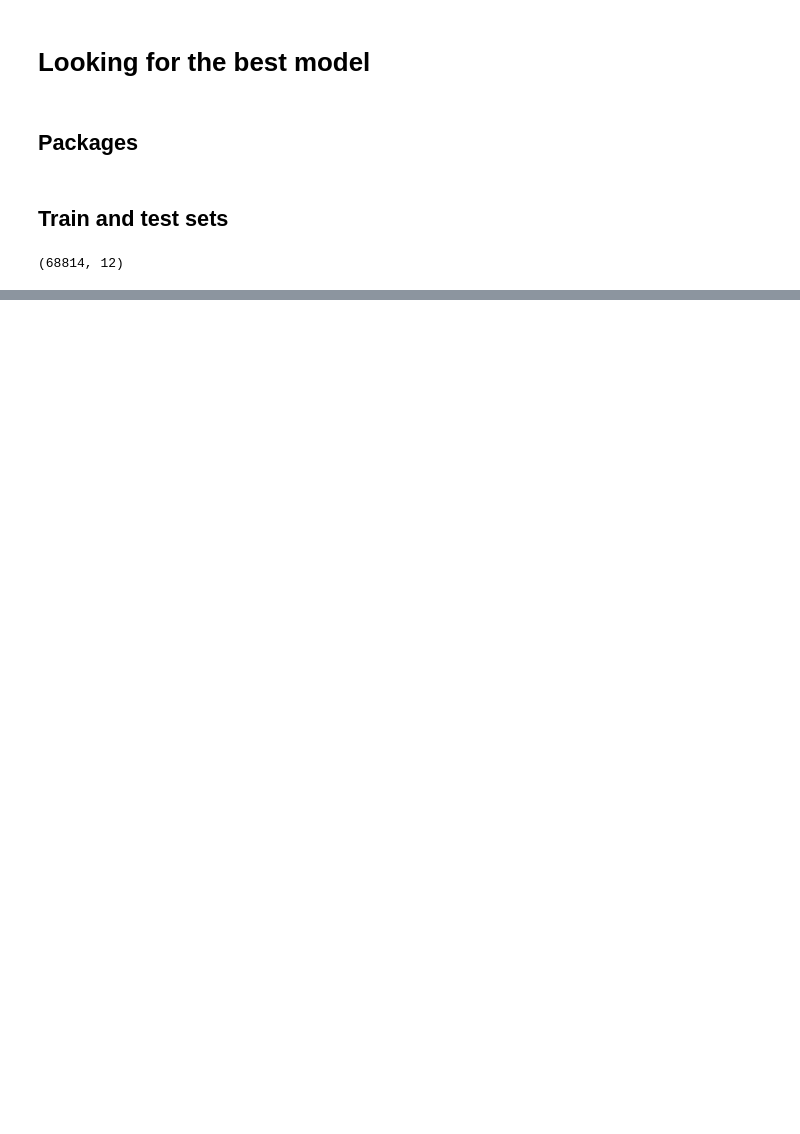
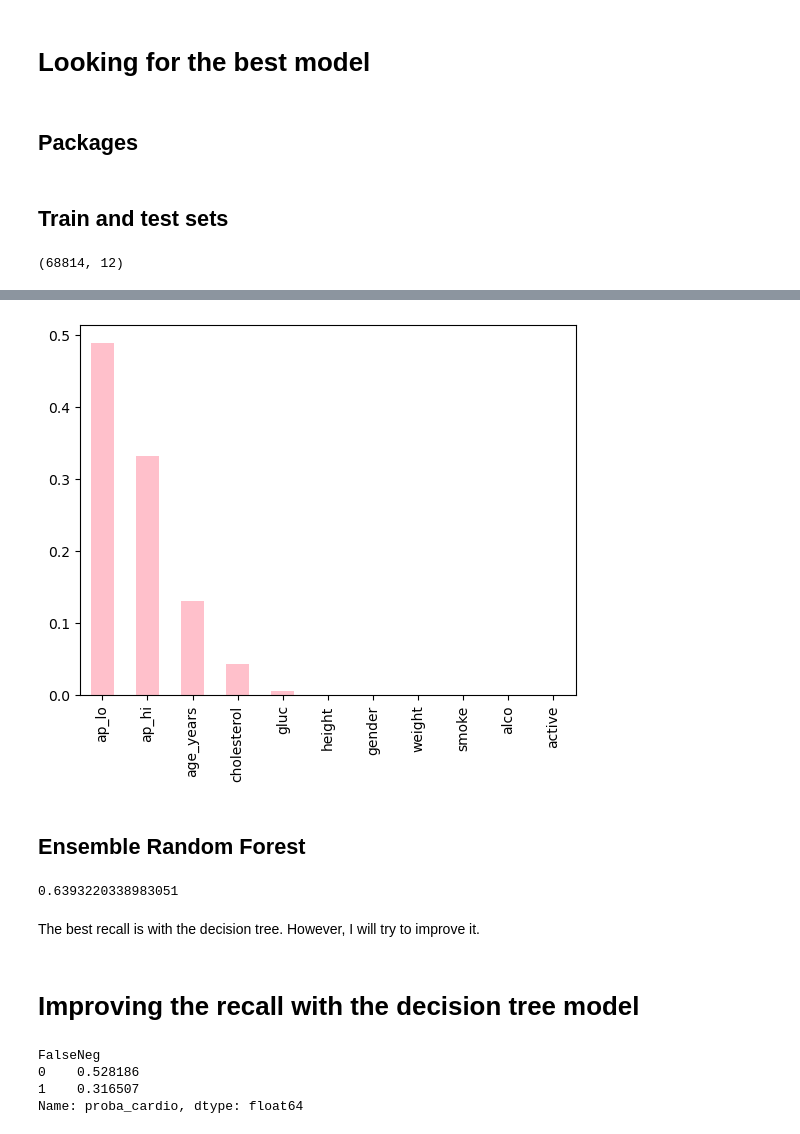
Before and after one commit to flylight-max/Cardio_disease_predict, a Jupyter notebook: EDA.ipynb, the cells around one changed output, grey strips where cells are left out. Cells and saved outputs as stored; diff of their text form; code cells hidden in the pictures; blank space fills up the shorter version.

```diff
--- a/EDA.ipynb
+++ b/EDA.ipynb
@@ -815,0 +893,4 @@ X_train,X_test,y_train,y_test = train_test_split(X,y,test_size=0.3,random_state=
+# %%
+scaler = StandardScaler()
+X_train_scale = scaler.fit_transform(X_train)
+X_test_scale = scaler.transform(X_test)
@@ -815,0 +939,32 @@ X_train,X_test,y_train,y_test = train_test_split(X,y,test_size=0.3,random_state=
+# %%
+importance_features = pd.Series(best_dt.feature_importances_, index=X_train.columns)
+
+sorted_features = importance_features.sort_values(ascending=False)
+sorted_features.plot(kind="bar", color="pink")
+plt.show()
+# %% [output]
+[figure, added]
+# %% [markdown]
+## **Ensemble Random Forest**
+# %%
+
+RF = RandomForestClassifier(n_estimators=300, max_depth=5, max_features=7, min_samples_split=250)
+RF.fit(X_train,y_train)
+pred_RF = RF.predict(X_test)
+recall_RF = recall_score(y_test,pred_RF)
+recall_RF
+# %% [output]
+0.6393220338983051
+# %% [markdown]
+The best recall is with the decision tree. However, I will try to improve it.
+# %% [markdown]
+# **Improving the recall with the decision tree model**
+# %%
+y_table = pd.DataFrame({"cardio_disease":y_test,"proba_cardio":pred_prob_dt[:,1], "predictions":pred_bestdt})
+y_table["FalseNeg"] = np.where((y_table["cardio_disease"] == 1)&(y_table["predictions"] == 0),1,0)
+print(y_table.groupby("FalseNeg")["proba_cardio"].mean())
+# %% [output]
+FalseNeg
+0    0.528186
+1    0.316507
+Name: proba_cardio, dtype: float64
```
Also changed, not shown: parts of 19 cells of this notebook.
